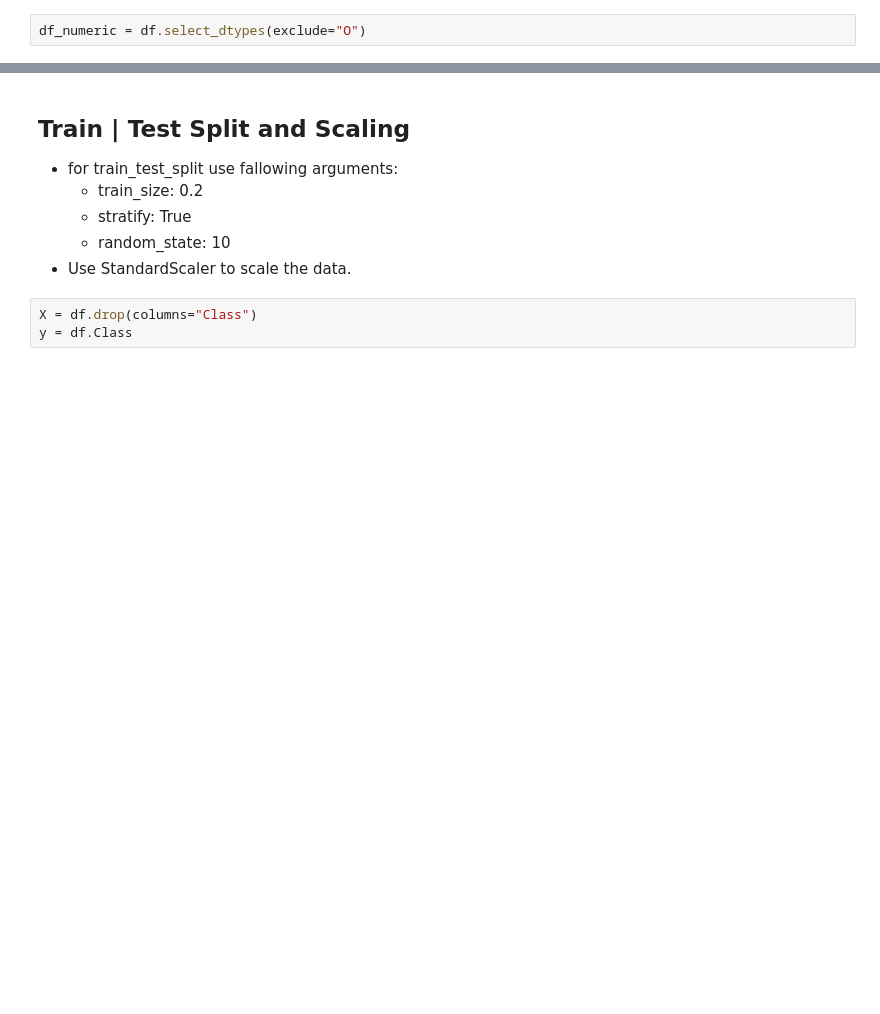
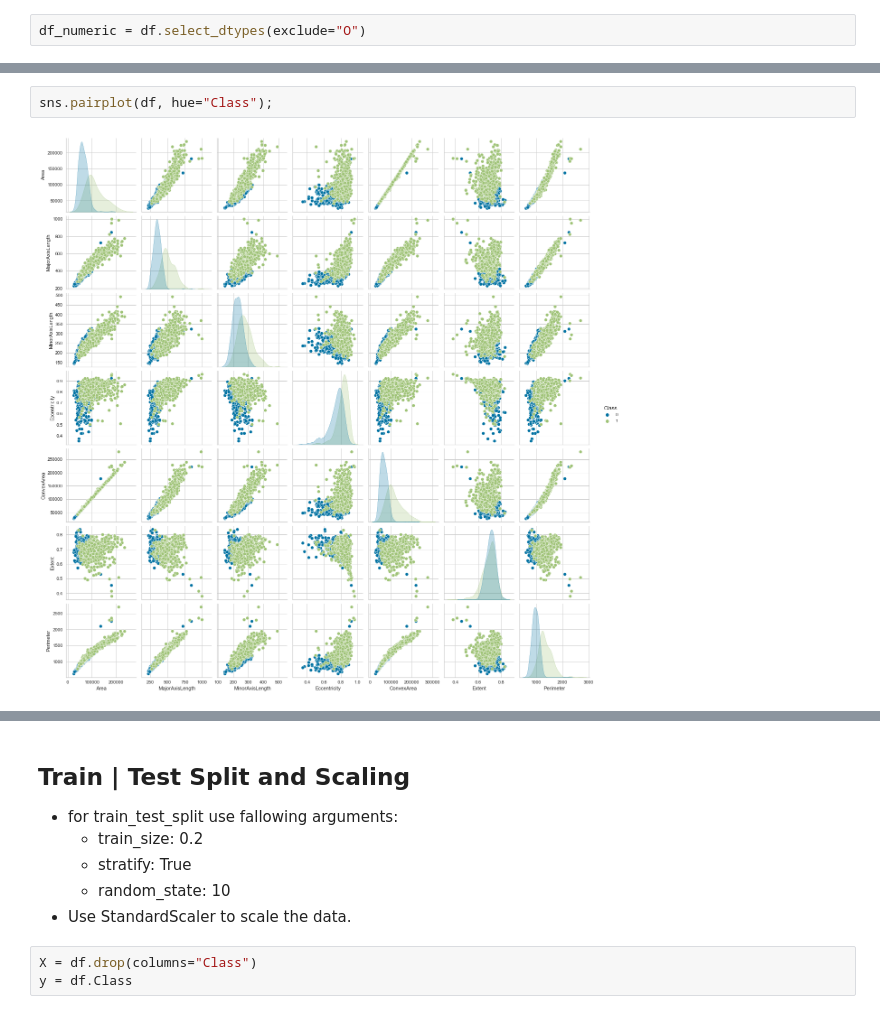
Before and after one commit to habip-bingol/Machine_Learning, a Jupyter notebook: Case_Study_2/Raisin_Class_Prediction_blank.ipynb, the cells around one changed output, grey strips where cells are left out. Drawn from its saved outputs; the diff is of its cells as text; blank space fills up the shorter version.

```diff
--- a/Case_Study_2/Raisin_Class_Prediction_blank.ipynb
+++ b/Case_Study_2/Raisin_Class_Prediction_blank.ipynb
@@ -135,0 +177,4 @@ df.corr()
+# %%
+sns.pairplot(df, hue="Class");
+# %% [output]
+[figure, new version]
```
Also changed, not shown: parts of 41 cells of this notebook.
